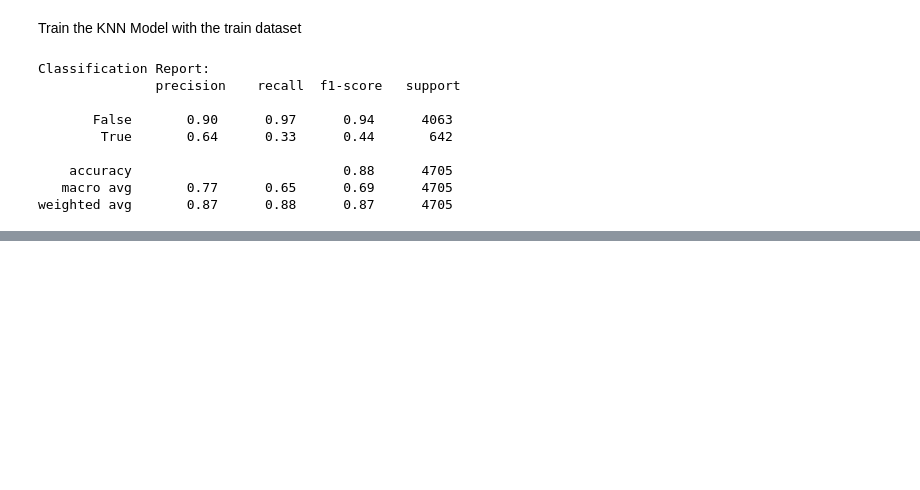
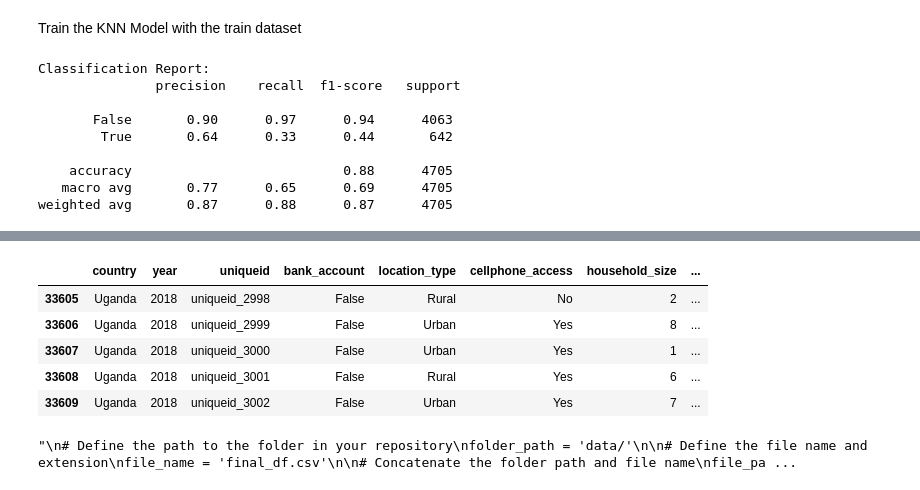
Before and after one commit to ShahiW/Financial-Inclusion-Project, a Jupyter notebook: Shahi.ipynb, the cells around one changed output, grey strips where cells are left out. Saved outputs shown, nothing was run; the diff lists cells and outputs as text; code cells hidden in the pictures; blank space fills up the shorter version.

```diff
--- a/Shahi.ipynb
+++ b/Shahi.ipynb
@@ -500,0 +529,9 @@ memory usage: 3.3+ MB
+# %%
+final_df.tail()
+# %% [output]
+|  | country | year | uniqueid | bank_account | location_type | cellphone_access | household_size | ... |
+| 33605 | Uganda | 2018 | uniqueid_2998 | False | Rural | No | 2 | ... |
+| 33606 | Uganda | 2018 | uniqueid_2999 | False | Urban | Yes | 8 | ... |
+| 33607 | Uganda | 2018 | uniqueid_3000 | False | Urban | Yes | 1 | ... |
+| 33608 | Uganda | 2018 | uniqueid_3001 | False | Rural | Yes | 6 | ... |
+| 33609 | Uganda | 2018 | uniqueid_3002 | False | Urban | Yes | 7 | ... |
@@ -501,6 +550,6 @@ memory usage: 3.3+ MB
 # %%
 # Export the dataframe into a csv:
-
+'''
 # Define the path to the folder in your repository
 folder_path = 'data/'
 
@@ -512,3 +561,6 @@ file_path = f'{folder_path}/{file_name}'
 
 # Export the DataFrame to the specified folder
 final_df.to_csv(file_path, index=False)
+'''
+# %% [output]
+"\n# Define the path to the folder in your repository\nfolder_path = 'data/'\n\n# Define the file name and extension\nfile_name = 'final_df.csv'\n\n# Concatenate the folder path and file name\nfile_pa ...
```
Also changed, not shown: parts of 13 cells of this notebook.
